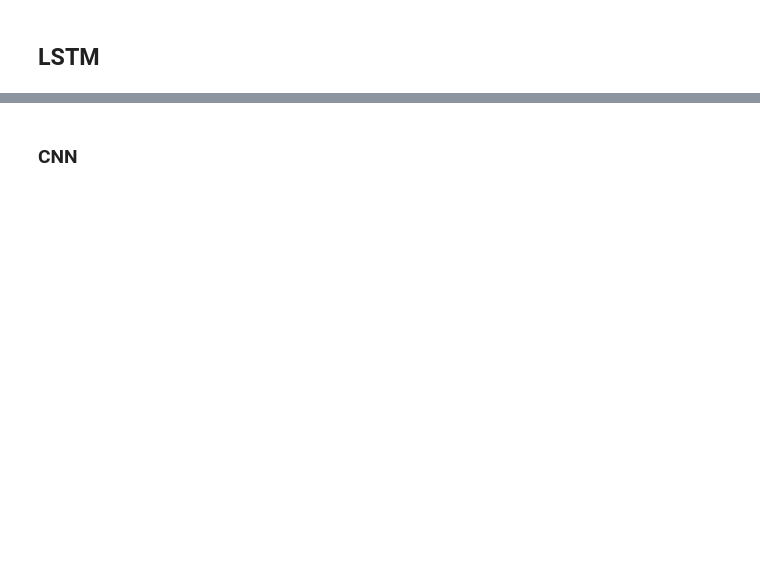
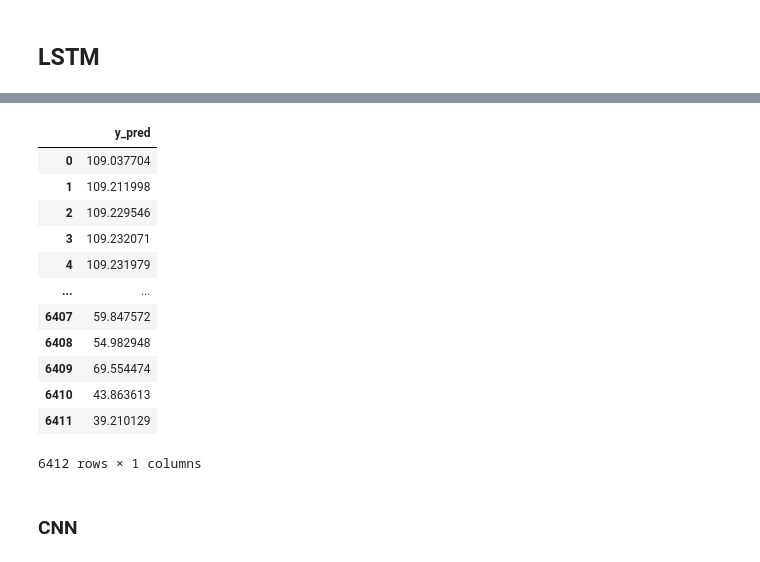
Before and after one commit to Enkode13/Time_Series_Engine_Failure_Forecasting, a Jupyter notebook: proj.ipynb, the cells around one changed output, grey strips where cells are left out. Saved outputs shown, nothing was run; the diff lists cells and outputs as text; code cells hidden in the pictures; blank space fills up the shorter version.

```diff
--- a/proj.ipynb
+++ b/proj.ipynb
@@ -138,13 +153,13 @@ X_train = train[['T24', 'T30', 'T50', 'P30', 'Nf', 'Ps30', 'phi', 'NRf', 'BPR',
 #        'PCNfR_dmd']]
 y_train = train['Remaining_cycles']
 # X_test=test.drop(columns=['Cycle number', 'Engine id', 'Remaining_cycles'])
-X_test = test[['T24', 'T30', 'T50', 'P30', 'Nf', 'Ps30', 'phi', 'NRf', 'BPR', 'htBleed', 'W31', 'W32']]
+X_test = test_f[['T24', 'T30', 'T50', 'P30', 'Nf', 'Ps30', 'phi', 'NRf', 'BPR', 'htBleed', 'W31', 'W32']]
 # X_test=test[['Ps30', 'phi', 'T50', 'P30', 'BPR', 'W32', 'W31', 'NRf', 'Nf', 'T24',
 #        'htBleed', 'T30', 'Nc', 'P15', 'NRc', 'Engine id',
 #        'Operation Condition 1', 'Operation Condition 2',
 #        'Operation Condition 3', 'T2', 'epr', 'P2', 'farB', 'Nf_dmd',
 #        'PCNfR_dmd']]
-y_test = test['Remaining_cycles']
+y_test = test_f['Remaining_cycles']
 # %%
 plt.figure(figsize=(12,10))
 sns.heatmap(X_train.corr(),
@@ -275,11 +359,11 @@ _________________________________________________________________
 ## LSTM
 # %%
 lstm = tf.keras.Sequential([
-    layers.LSTM(units=48, return_sequences=True, input_shape = (X_train.shape[1],1)),
-    layers.LSTM(units=48, return_sequences=True, dropout=0.2, ),
-    layers.LSTM(units=48, return_sequences=True, go_backwards=True, recurrent_dropout=0.2),
-    # layers.LSTM(units=50),
-    layers.Dense(1)
+    layers.LSTM(units=50, return_sequences=True, input_shape = (X_train_reshaped.shape[1],X_train_reshaped.shape[2])),
+    # layers.LSTM(units=48, dropout=0.2, ),
+    # layers.LSTM(units=48, return_sequences=True, go_backwards=True, recurrent_dropout=0.2),
+    layers.LSTM(units=50),
+    layers.Dense(1, 'linear')
 ])
-lstm.compile(optimizer=keras.optimizers.Adamax(learning_rate=0.0006), loss='mean_squared_error')
+lstm.compile(optimizer=keras.optimizers.Adam(learning_rate=0.001), loss='mean_squared_error')
 # %% [output]
@@ -287,4 +371,4 @@ WARNING:absl:At this time, the v2.11+ optimizer `tf.keras.optimizers.Adamax` run
 # %%
-lstm.fit(X_train_sc, y_train, epochs=10, batch_size=32, validation_data=(X_test_sc, y_test), )
+lstm.fit(X_train_reshaped, y_train, epochs=10, batch_size=32, validation_data=(X_test_reshaped, y_test), )
 # %% [output]
 Epoch 1/10
@@ -310 +394,4 @@ Epoch 10/10
 <keras.src.callbacks.History at 0x...>
+# %%
+pd.DataFrame({'y_pred':lstm.predict(X_test_reshaped).reshape(X_test.shape[0])})
+# %% [output]
@@ -311,3 +399,16 @@ Epoch 10/10
+|  | y_pred |
+| 0 | 109.037704 |
+| 1 | 109.211998 |
+| 2 | 109.229546 |
+| 3 | 109.232071 |
+| 4 | 109.231979 |
+| ... | ... |
+| 6407 | 59.847572 |
+| 6408 | 54.982948 |
+| 6409 | 69.554474 |
+| 6410 | 43.863613 |
+| 6411 | 39.210129 |
+6412 rows × 1 columns
 # %% [markdown]
 ### CNN
 # %%
```
Also changed, not shown: parts of 33 cells of this notebook.
